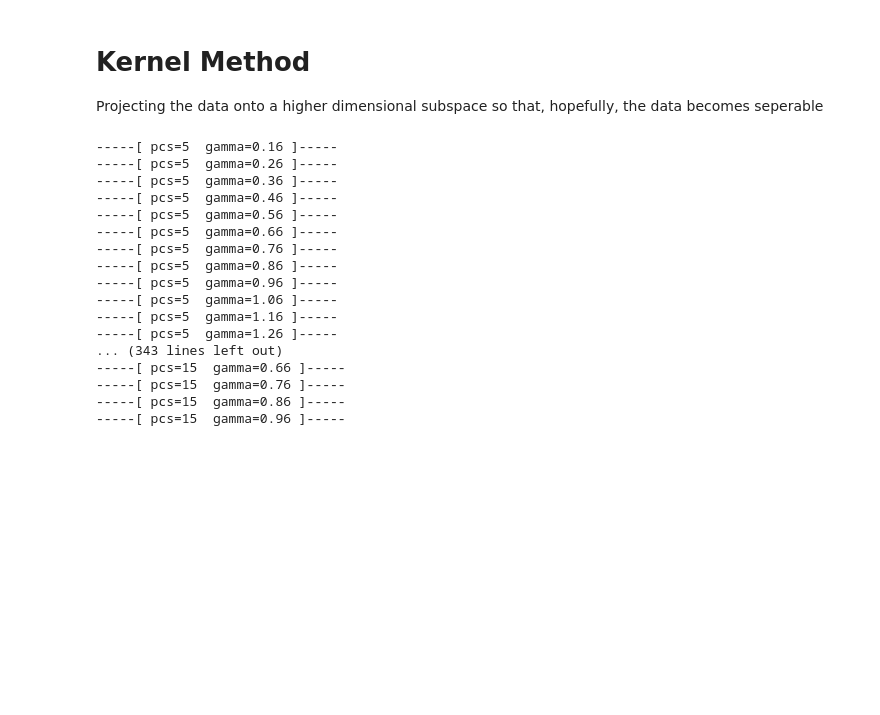
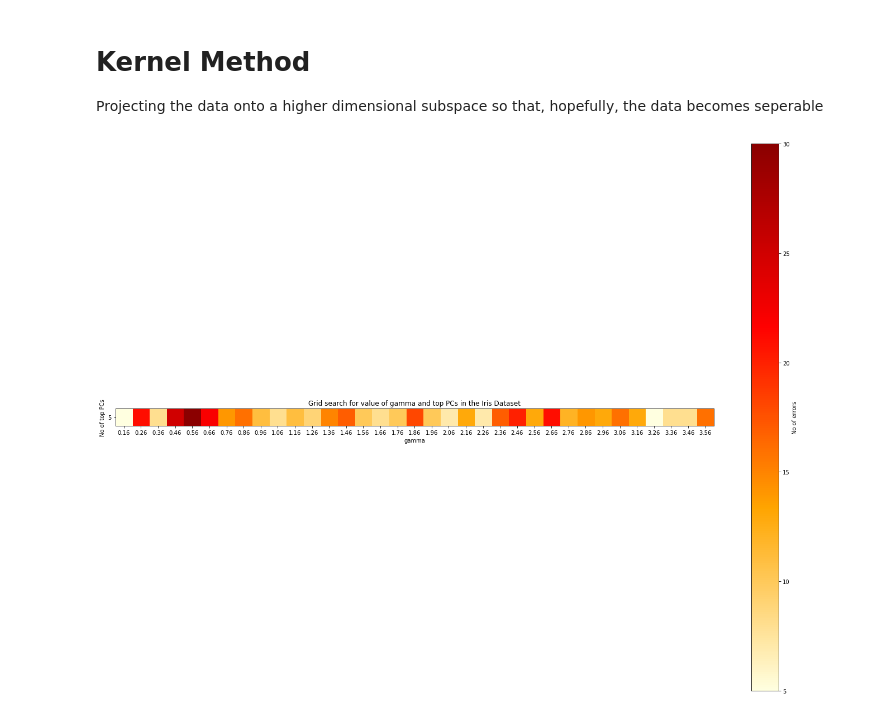
Before and after one commit to tludlow/Iris-Classification, a Jupyter notebook: coursework.ipynb, the cells around one changed output. Drawn from its saved outputs; the diff is of its cells as text; code cells hidden in the pictures; blank space fills up the shorter version.

```diff
--- a/coursework.ipynb
+++ b/coursework.ipynb
@@ -409,7 +422,7 @@ class GridSearch():
         return self.gammaMax
 # %%
 #Create the heatmap / matrix for the results of the grid search
-gs = GridSearch(features, 5, 50, calculatedGammaMin, calculatedGammaMax)
+gs = GridSearch(features, 5, 150, calculatedGammaMin, calculatedGammaMax)
 gs_results = gs.calculateBestParameters()
 
 #Convert the dictionary of results to a nested list of error values for the heatmap
@@ -427,47 +440,31 @@ p_components = [str(i) for i in range(gs.get_pc_min(), gs.get_pc_max()+1)]
 p_components.reverse()
 gamma = [round(gamma, 2) for gamma in np.arange(gs.get_gamma_min(), gs.get_gamma_max(), 0.10)]
 
 import matplotlib
 import matplotlib.pyplot as plt
 
 #Custom colour map for yellow to red error counts
 cmap = matplotlib.colors.LinearSegmentedColormap.from_list("", ["lightyellow","orange", "red", "darkred"])
 
 fig, ax = plt.subplots(figsize=(24, 18))
 im = ax.imshow(np.array(final_results), cmap=cmap)
 
 #Text in the centre of the heatmap cells for debugging
 # for i in range(len(p_components)):
 #     for j in range(len(gamma)):
 #         text = ax.text(j, i, final_results[i][j], ha="center", va="center", color="b")
 
 ax.set_xticks(np.arange(len(gamma)))
 ax.set_yticks(np.arange(len(p_components)))
 
 ax.set_xticklabels(gamma)
 ax.set_yticklabels(p_components)
 
 fig.colorbar(im,ax=ax, label="No of errors")
 
 plt.title("Grid search for value of gamma and top PCs in the Iris Dataset")
 plt.xlabel("gamma")
 plt.ylabel("No of top PCs")
 plt.show()
 # %% [output]
------[ pcs=5  gamma=0.16 ]-----
------[ pcs=5  gamma=0.26 ]-----
------[ pcs=5  gamma=0.36 ]-----
------[ pcs=5  gamma=0.46 ]-----
------[ pcs=5  gamma=0.56 ]-----
------[ pcs=5  gamma=0.66 ]-----
------[ pcs=5  gamma=0.76 ]-----
------[ pcs=5  gamma=0.86 ]-----
------[ pcs=5  gamma=0.96 ]-----
------[ pcs=5  gamma=1.06 ]-----
------[ pcs=5  gamma=1.16 ]-----
------[ pcs=5  gamma=1.26 ]-----
-... (343 lines left out)
------[ pcs=15  gamma=0.66 ]-----
------[ pcs=15  gamma=0.76 ]-----
------[ pcs=15  gamma=0.86 ]-----
------[ pcs=15  gamma=0.96 ]-----
+[figure, added]
```
Also changed, not shown: parts of 7 cells of this notebook.
